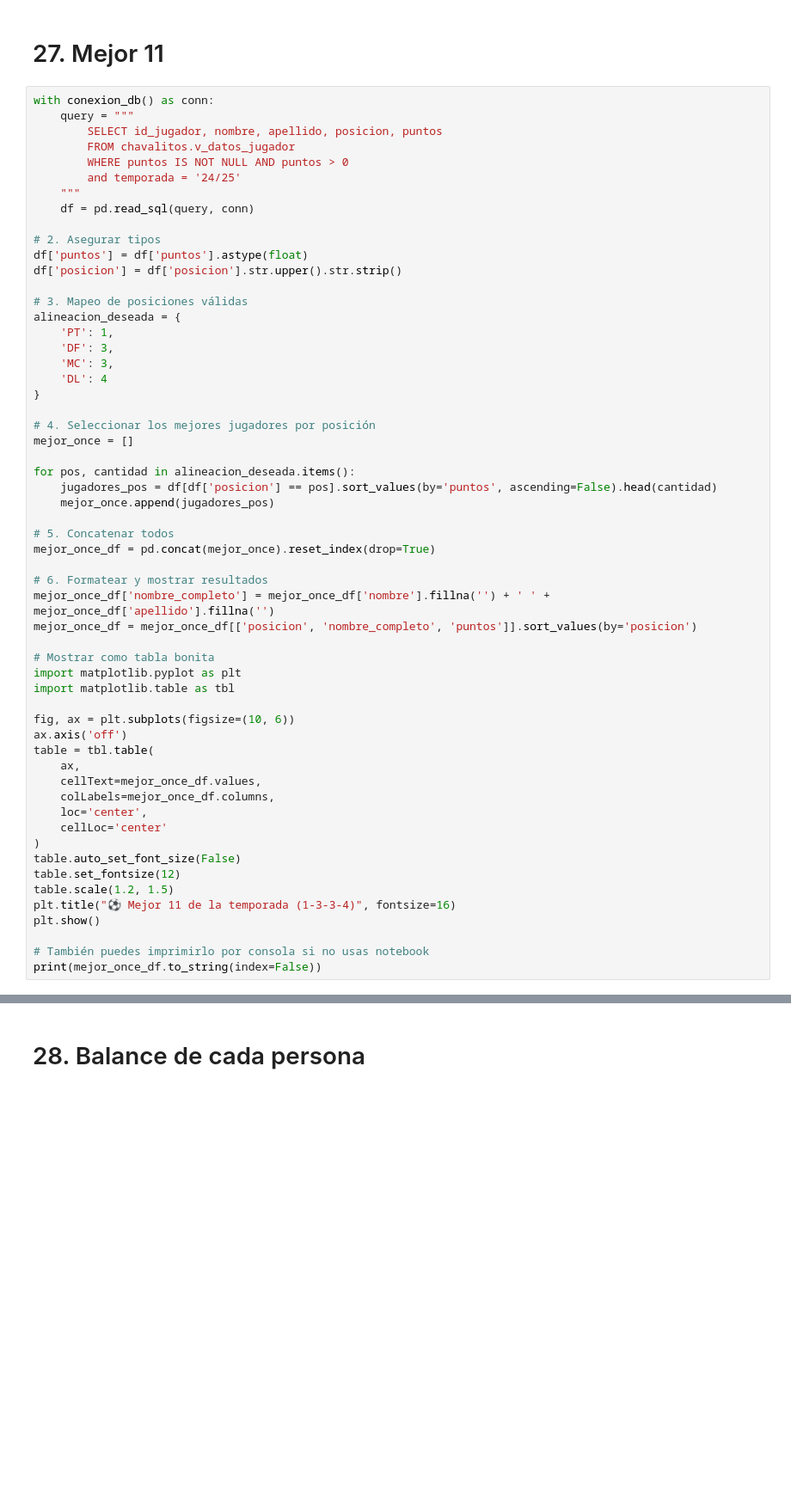
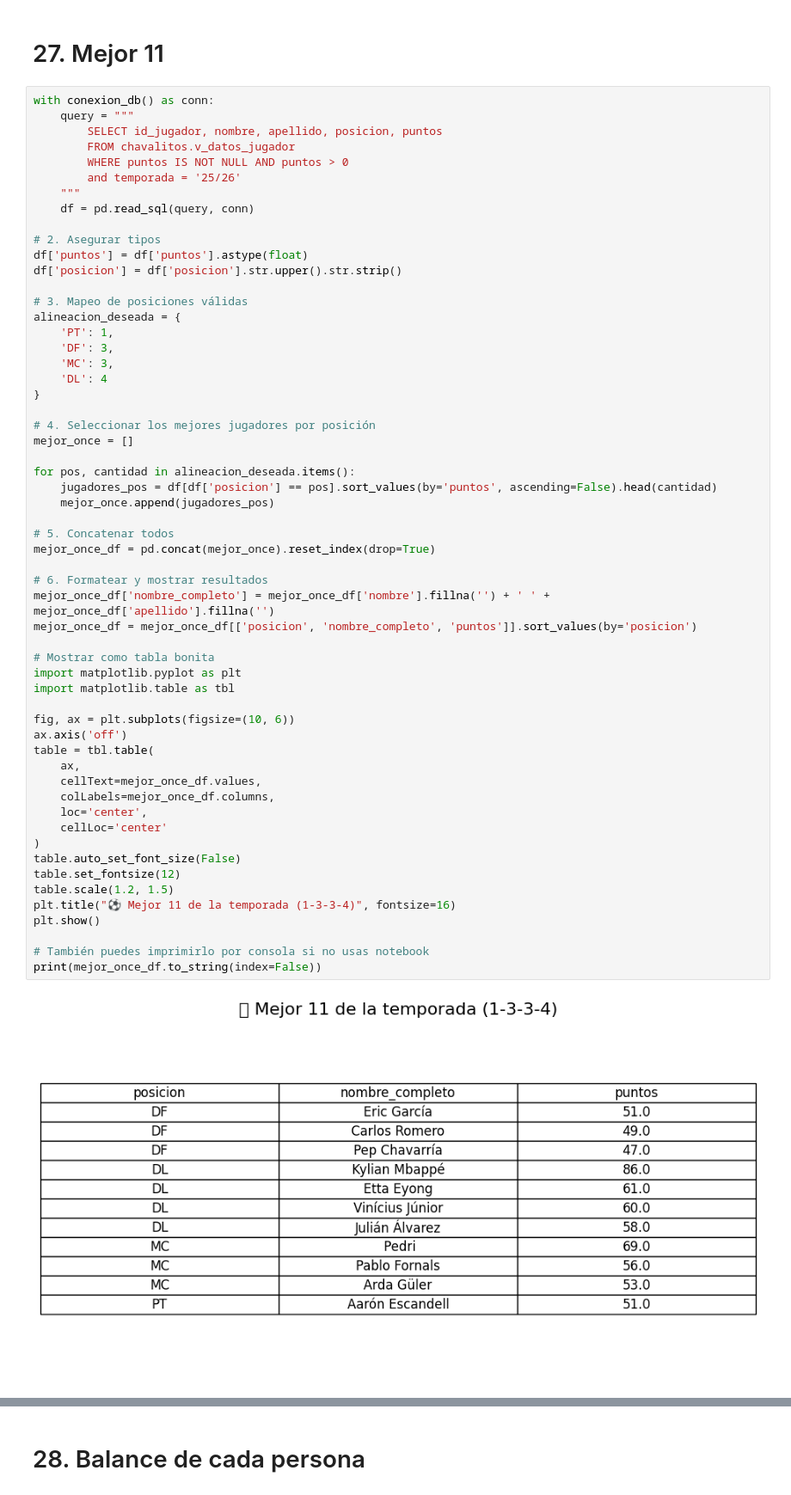
Before and after one commit to vien2/MisterBot, a Jupyter notebook: Mister/consultas_graficas_2025.ipynb, the cells around one changed output, grey strips where cells are left out. Shown at 86% size. Drawn from its saved outputs; the diff is of its cells as text; blank space fills up the shorter version.

```diff
--- a/Mister/consultas_graficas_2025.ipynb
+++ b/Mister/consultas_graficas_2025.ipynb
@@ -1220,7 +1220,7 @@ with conexion_db() as conn:
         SELECT id_jugador, nombre, apellido, posicion, puntos
         FROM chavalitos.v_datos_jugador
         WHERE puntos IS NOT NULL AND puntos > 0
-        and temporada = '24/25'
+        and temporada = '25/26'
     """
     df = pd.read_sql(query, conn)
 
@@ -1245,30 +1245,31 @@ for pos, cantidad in alineacion_deseada.items():
 
 # 5. Concatenar todos
 mejor_once_df = pd.concat(mejor_once).reset_index(drop=True)
 
 # 6. Formatear y mostrar resultados
 mejor_once_df['nombre_completo'] = mejor_once_df['nombre'].fillna('') + ' ' + mejor_once_df['apellido'].fillna('')
 mejor_once_df = mejor_once_df[['posicion', 'nombre_completo', 'puntos']].sort_values(by='posicion')
 
 # Mostrar como tabla bonita
 import matplotlib.pyplot as plt
 import matplotlib.table as tbl
 
 fig, ax = plt.subplots(figsize=(10, 6))
 ax.axis('off')
 table = tbl.table(
     ax,
     cellText=mejor_once_df.values,
     colLabels=mejor_once_df.columns,
     loc='center',
     cellLoc='center'
 )
 table.auto_set_font_size(False)
 table.set_fontsize(12)
 table.scale(1.2, 1.5)
 plt.title("⚽ Mejor 11 de la temporada (1-3-3-4)", fontsize=16)
 plt.show()
 
 # También puedes imprimirlo por consola si no usas notebook
 print(mejor_once_df.to_string(index=False))
 # %% [output]
+[figure, new version]
```
Also changed, not shown: parts of 1 cell of this notebook, 4 other files.
